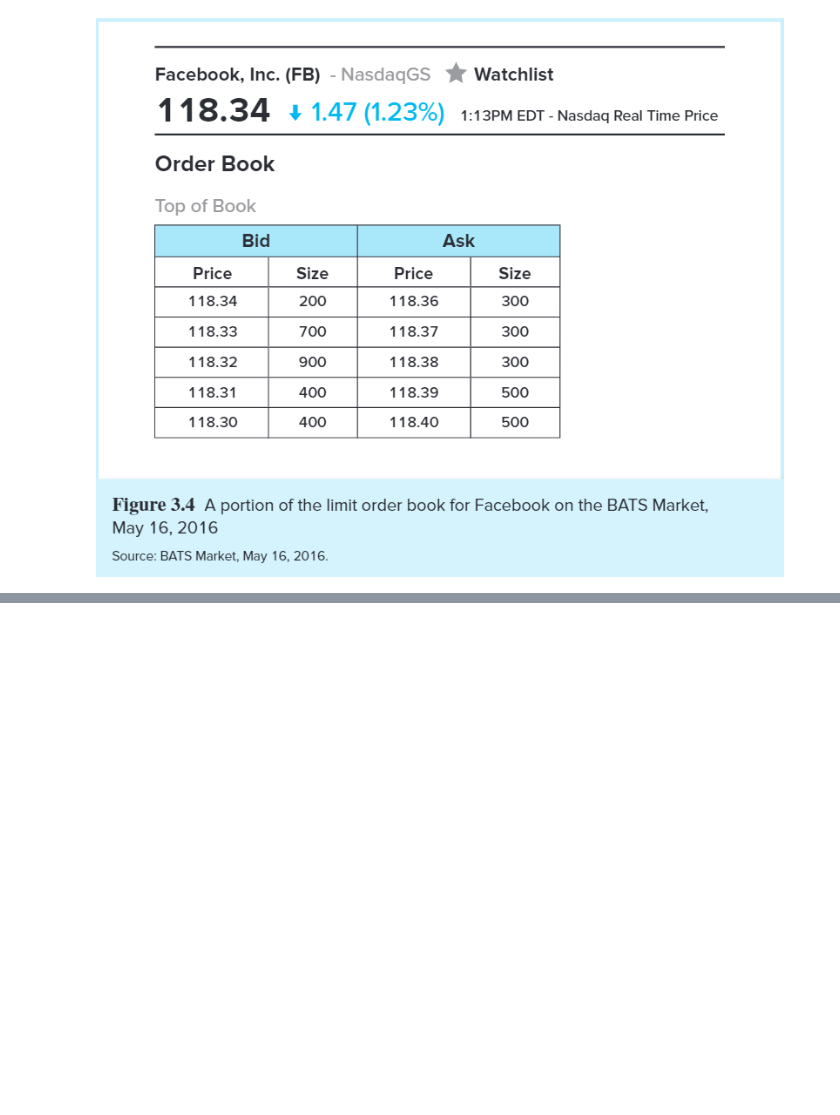
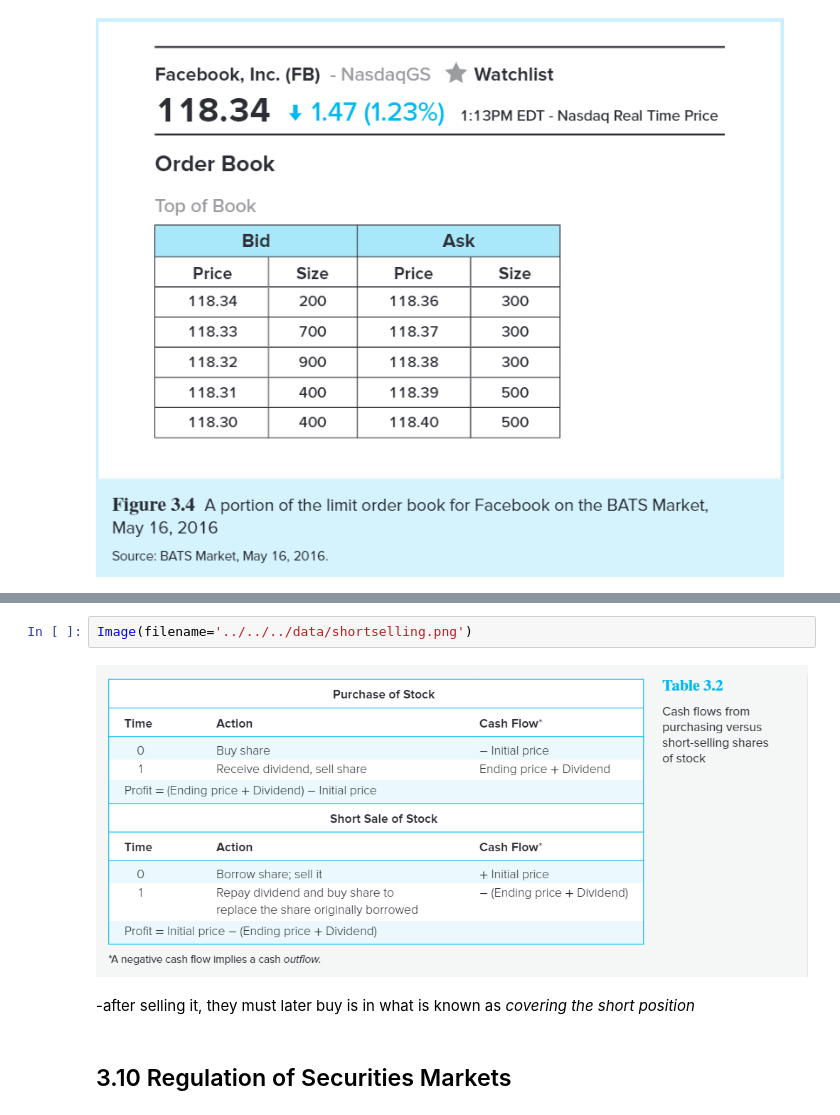
Before and after one commit to eddietaylor/securities-analysis, a Jupyter notebook: notebooks/playgrounds/notes/investments_notes.ipynb, the cells around one changed output, grey strips where cells are left out. Saved outputs shown, nothing was run; the diff lists cells and outputs as text; blank space fills up the shorter version.

```diff
--- a/notebooks/playgrounds/notes/investments_notes.ipynb
+++ b/notebooks/playgrounds/notes/investments_notes.ipynb
@@ -664,0 +849,8 @@ Image(filename='../../../data/limitorderbook.png')
+# %%
+Image(filename='../../../data/shortselling.png')
+# %% [output]
+[figure, added]
+# %% [markdown]
+-after selling it, they must later buy is in what is known as *covering the short position*
+# %% [markdown]
+## 3.10 Regulation of Securities Markets
```
Also changed, not shown: parts of 42 cells of this notebook.
